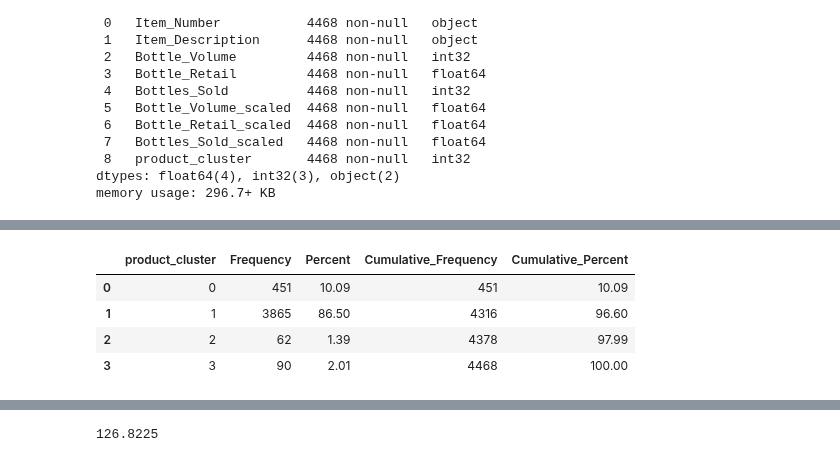
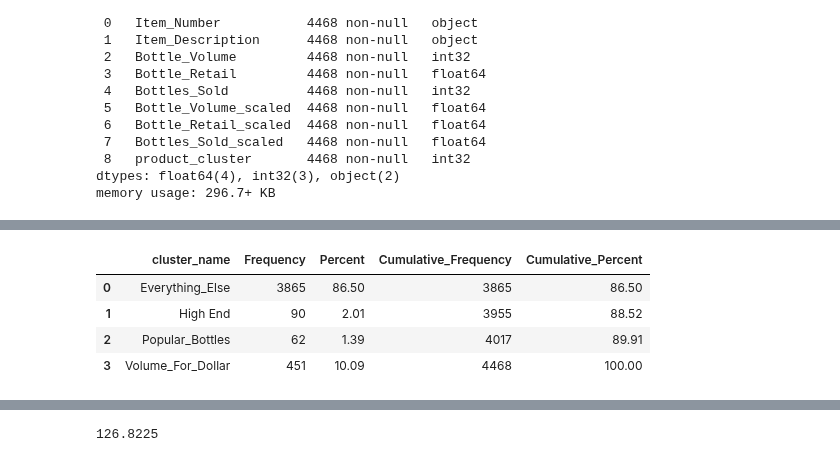
Before and after one commit to dgarbato/capstone, a Jupyter notebook: K means clustering of products.ipynb, the cells around one changed output, grey strips where cells are left out. Saved outputs shown, nothing was run; the diff lists cells and outputs as text; code cells hidden in the pictures.

```diff
--- a/K means clustering of products.ipynb
+++ b/K means clustering of products.ipynb
@@ -249,4 +248,4 @@ memory usage: 296.7+ KB
 # %%
 products2['Bottle_Volume_liters'] = products2.Bottle_Volume / 1000
 # %%
-# products2.Bottle_Volume_liters.std()
+prod_dict = {0:'Volume_For_Dollar', 1:'Everything_Else', 2:'Popular_Bottles',3:'High End'}
@@ -252,0 +269,2 @@ products2['Bottle_Volume_liters'] = products2.Bottle_Volume / 1000
+# %%
+products2['cluster_name'] = products2['product_cluster'].apply(lambda p: prod_dict[p])
@@ -282 +315,3 @@ products2.groupby(['product_cluster']).agg({'Bottle_Volume_liters' :['min','max'
+# %%
+products2['price_per_ml'] = products2['Bottle_Retail'] / products2['Bottle_Volume']
 # %%
@@ -290,0 +326,2 @@ products2.groupby(['product_cluster']).agg({'Bottles_Sold':'sum', 'Bottle_Retail
+# %%
+products2['revenue'] = products2.Bottles_Sold * products2.Bottle_Retail
@@ -291,11 +338,11 @@ products2.groupby(['product_cluster']).agg({'Bottles_Sold':'sum', 'Bottle_Retail
 # %%
 from freq_pd import proc_freq
 # %%
-proc_freq(products2,'product_cluster')
+proc_freq(products2,'cluster_name')
 # %% [output]
-|  | product_cluster | Frequency | Percent | Cumulative_Frequency | Cumulative_Percent |
-| 0 | 0 | 451 | 10.09 | 451 | 10.09 |
-| 1 | 1 | 3865 | 86.50 | 4316 | 96.60 |
-| 2 | 2 | 62 | 1.39 | 4378 | 97.99 |
-| 3 | 3 | 90 | 2.01 | 4468 | 100.00 |
+|  | cluster_name | Frequency | Percent | Cumulative_Frequency | Cumulative_Percent |
+| 0 | Everything_Else | 3865 | 86.50 | 3865 | 86.50 |
+| 1 | High End | 90 | 2.01 | 3955 | 88.52 |
+| 2 | Popular_Bottles | 62 | 1.39 | 4017 | 89.91 |
+| 3 | Volume_For_Dollar | 451 | 10.09 | 4468 | 100.00 |
 # %%
```
Also changed, not shown: parts of 14 cells of this notebook, 2 other files.
